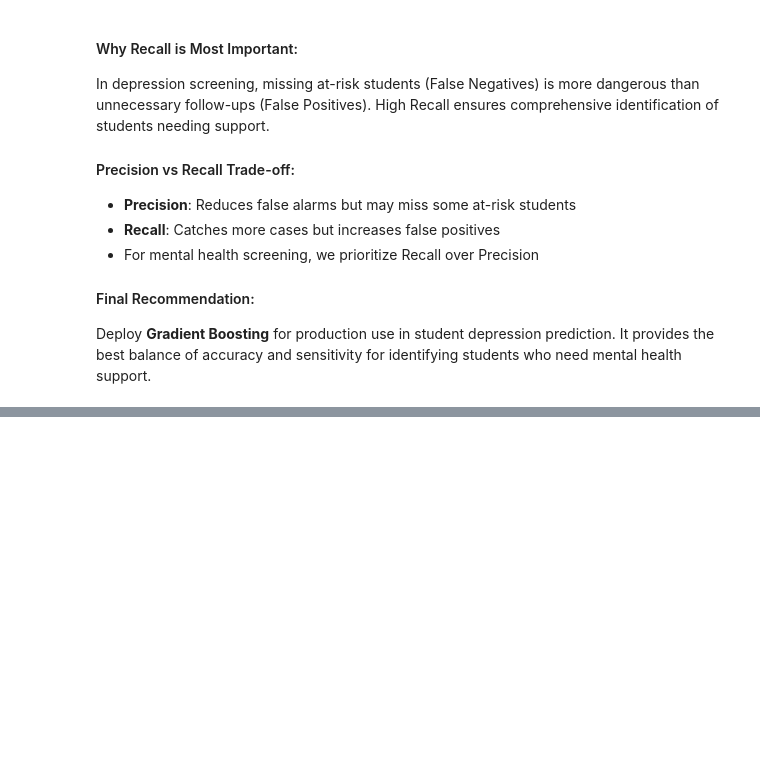
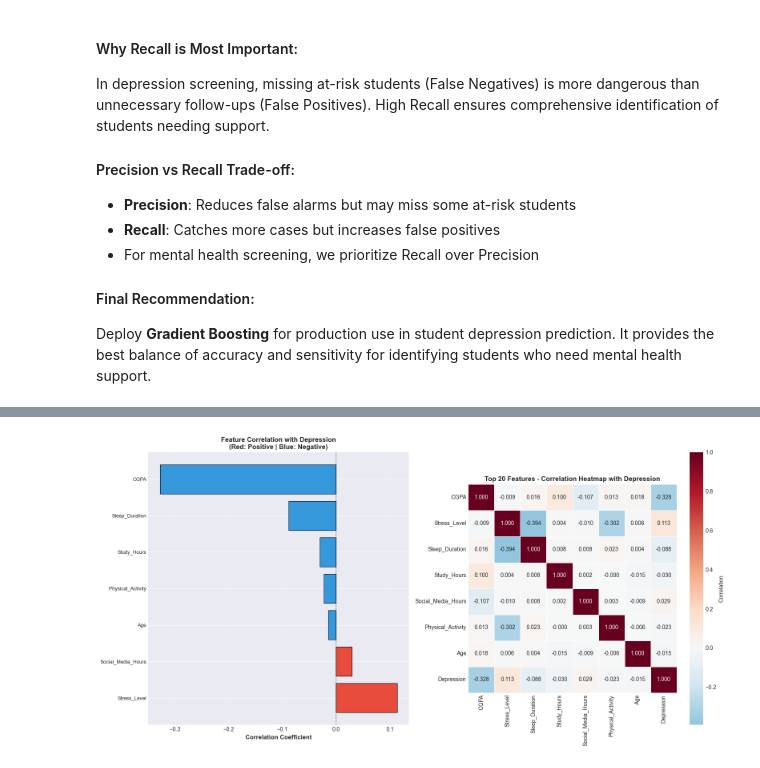
Before and after one commit to XyronTeam/ml-project, a Jupyter notebook: src/dataset_c/notebook_c.ipynb, the cells around one changed output, grey strips where cells are left out. Drawn from its saved outputs; the diff is of its cells as text; code cells hidden in the pictures; blank space fills up the shorter version.

```diff
--- a/src/dataset_c/notebook_c.ipynb
+++ b/src/dataset_c/notebook_c.ipynb
@@ -2706,9 +2707,9 @@ print("\n" + "=" * 80)
 print("STEP 7C: GRADIENT BOOSTING FEATURE IMPORTANCE")
 print("=" * 80)
 
-# Train Gradient Boosting on balanced data
-gb_model = GradientBoostingClassifier(n_estimators=100, random_state=42)  # using balanced data
-gb_model.fit(X_train_balanced, y_train_balanced)  # using balanced data
+# Train Gradient Boosting on scaled balanced data
+gb_model = GradientBoostingClassifier(n_estimators=100, random_state=42)
+gb_model.fit(X_train_scaled, y_train_balanced)  # using scaled balanced data
 
 # Extract feature importances
 gb_importances = pd.DataFrame({
@@ -2721,6 +2722,7 @@ gb_importances['Rank'] = range(1, len(gb_importances) + 1)
 
 # Print top 15
 print("\nTop 15 Features by Gradient Boosting Importance:")
+print ("")
 print(gb_importances.head(15)[['Rank', 'Feature', 'Importance']].to_string(index=False))
 
 # Visualization: Top 10 features
@@ -3219,0 +3223,79 @@ Best Model (Gradient Boosting) Test Accuracy: 0.7252
+# %%
+# BONUS: Feature-Depression Correlation Matrix
+import pandas as pd
+import numpy as np
+import matplotlib.pyplot as plt
+import seaborn as sns
+
+print("\n" + "=" * 80)
+print("FEATURE-DEPRESSION CORRELATION ANALYSIS")
+print("=" * 80)
+
+# Create a dataframe with engineered features and target
+df_analysis = pd.DataFrame(X_train_engineered, columns=all_feature_names)
+df_analysis['Depression'] = y_train.values
+
+# Calculate correlation with depression
+corr_with_depression = df_analysis.corr()['Depression'].drop('Depression').sort_values(ascending=False)
+
+# Create a detailed correlation table
+corr_df = pd.DataFrame({
+    'Feature': corr_with_depression.index,
+    'Correlation': corr_with_depression.values,
+    'Abs_Correlation': abs(corr_with_depression.values)
+}).sort_values('Abs_Correlation', ascending=False).reset_index(drop=True)
+
+print("\n### Correlation of All Features with Depression:\n")
+print(corr_df.to_string(index=False))
+
+# Visualize: Correlation heatmap
+fig, axes = plt.subplots(1, 2, figsize=(16, 8))
+
+# 1. Horizontal bar chart of correlations
+ax1 = axes[0]
+colors = ['#e74c3c' if x > 0 else '#3498db' for x in corr_with_depression.values]
+ax1.barh(range(len(corr_with_depression)), corr_with_depression.values, color=colors, edgecolor='black', linewidth=0.8)
+ax1.set_yticks(range(len(corr_with_depression)))
+ax1.set_yticklabels(corr_with_depression.index, fontsize=9)
+ax1.set_xlabel('Correlation Coefficient', fontsize=11, fontweight='bold')
+ax1.set_title('Feature Correlation with Depression\n(Red: Positive | Blue: Negative)', fontsize=12, fontweight='bold')
+ax1.axvline(x=0, color='black', linestyle='--', linewidth=1, alpha=0.5)
+ax1.grid(axis='x', alpha=0.3)
+
+# 2. Heatmap of top features
+ax2 = axes[1]
+top_20_features = corr_df.head(20)['Feature'].tolist()
+heatmap_data = df_analysis[top_20_features + ['Depression']].corr()
+sns.heatmap(heatmap_data, annot=True, fmt='.3f', cmap='RdBu_r', center=0,
+            cbar_kws={'label': 'Correlation'}, ax=ax2, square=True, linewidths=0.5)
+ax2.set_title('Top 20 Features - Correlation Heatmap with Depression', fontsize=12, fontweight='bold')
+
+plt.tight_layout()
+plt.savefig('correlation_matrix_depression.png', dpi=150, bbox_inches='tight')
+plt.show()
+
+print("\n✓ Feature-Depression correlation chart saved as 'correlation_matrix_depression.png'")
+
+# Summary statistics
+print("\n### Correlation Summary Statistics:")
+print(f"Strongest Positive Correlation: {corr_with_depression.idxmax()} ({corr_with_depression.max():.4f})")
+print(f"Strongest Negative Correlation: {corr_with_depression.idxmin()} ({corr_with_depression.min():.4f})")
+print(f"Mean Absolute Correlation: {abs(corr_with_depression).mean():.4f}")
+print(f"Median Absolute Correlation: {abs(corr_with_depression).median():.4f}")
+
+# Count features by correlation strength
+strong_pos = (corr_with_depression > 0.3).sum()
+moderate_pos = ((corr_with_depression > 0.1) & (corr_with_depression <= 0.3)).sum()
+weak_pos = ((corr_with_depression > 0) & (corr_with_depression <= 0.1)).sum()
+weak_neg = ((corr_with_depression < 0) & (corr_with_depression >= -0.1)).sum()
+moderate_neg = ((corr_with_depression < -0.1) & (corr_with_depression >= -0.3)).sum()
+strong_neg = (corr_with_depression < -0.3).sum()
+
+print("\n### Feature Distribution by Correlation Strength:")
+print(f"Strong Positive (r > 0.3):     {strong_pos} features")
+print(f"Moderate Positive (0.1 < r ≤ 0.3): {moderate_pos} features")
+print(f"Weak Positive (0 < r ≤ 0.1):   {weak_pos} features")
+print(f"Weak Negative (-0.1 ≤ r < 0):  {weak_neg} features")
+print(f"Moderate Negative (-0.3 ≤ r < -0.1): {moderate_neg} features")
+print(f"Strong Negative (r < -0.3):    {strong_neg} features")
+# %% [output]
@@ -3219,0 +3316 @@ Best Model (Gradient Boosting) Test Accuracy: 0.7252
+[figure, added]
```
Also changed, not shown: parts of 11 cells of this notebook, 6 other files.
